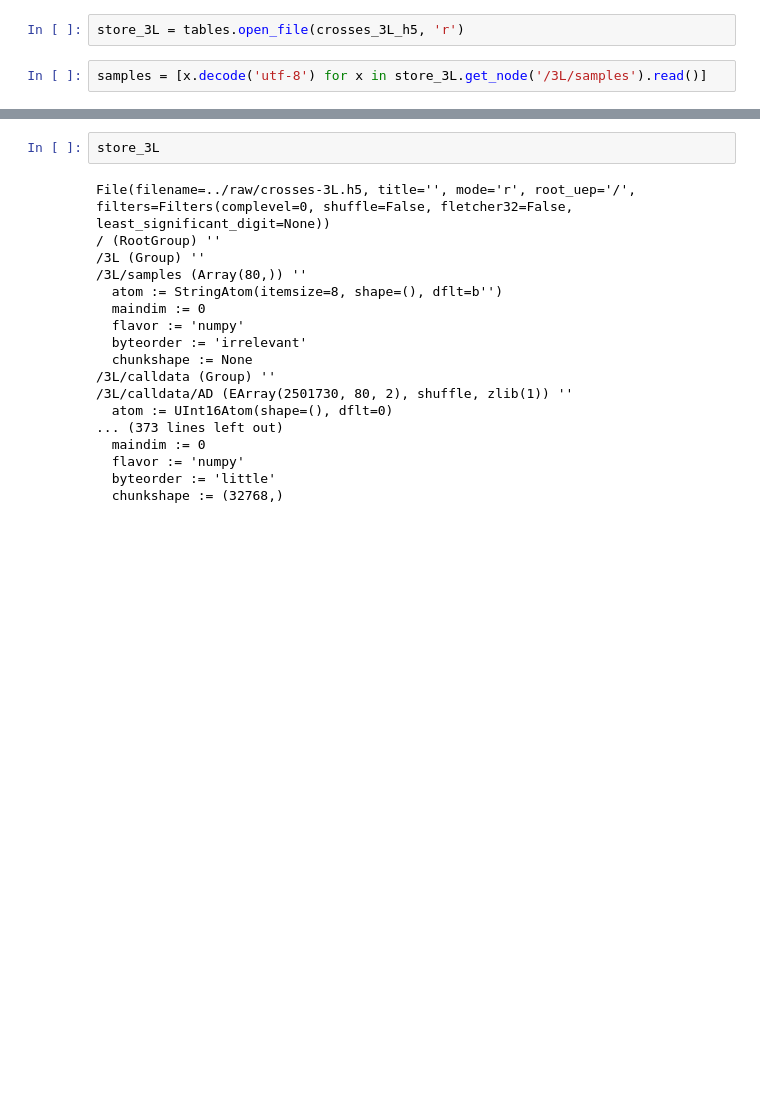
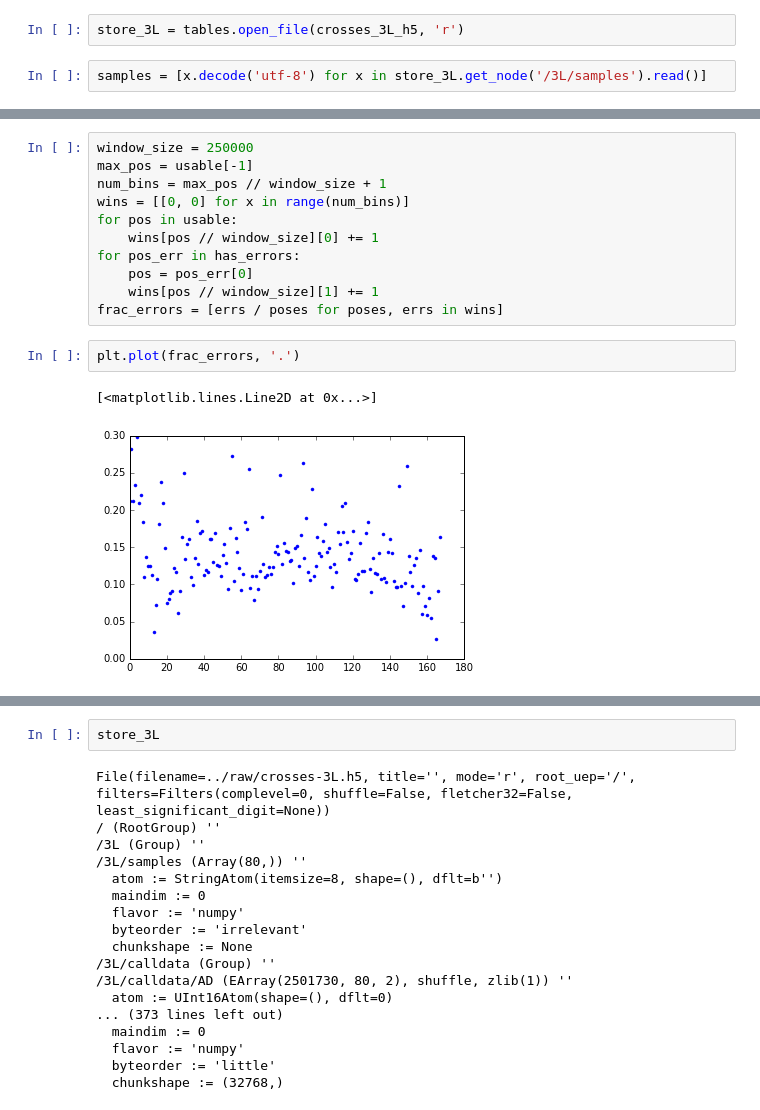
Before and after one commit to tiagoantao/data-science-teaching, a Jupyter notebook: notebooks/Filtering_Parameters.ipynb, the cells around one changed output, grey strips where cells are left out. Cells and saved outputs as stored; diff of their text form; blank space fills up the shorter version.

```diff
--- a/notebooks/Filtering_Parameters.ipynb
+++ b/notebooks/Filtering_Parameters.ipynb
@@ -43,0 +96,16 @@ def compute_medelian_errors(parents, offspring):
+# %%
+window_size = 250000
+max_pos = usable[-1]
+num_bins = max_pos // window_size + 1
+wins = [[0, 0] for x in range(num_bins)]
+for pos in usable:
+    wins[pos // window_size][0] += 1
+for pos_err in has_errors:
+    pos = pos_err[0]
+    wins[pos // window_size][1] += 1
+frac_errors = [errs / poses for poses, errs in wins]
+# %%
+plt.plot(frac_errors, '.')
+# %% [output]
+[<matplotlib.lines.Line2D at 0x...>]
+[figure, added]
```
Also changed, not shown: parts of 7 cells of this notebook.
